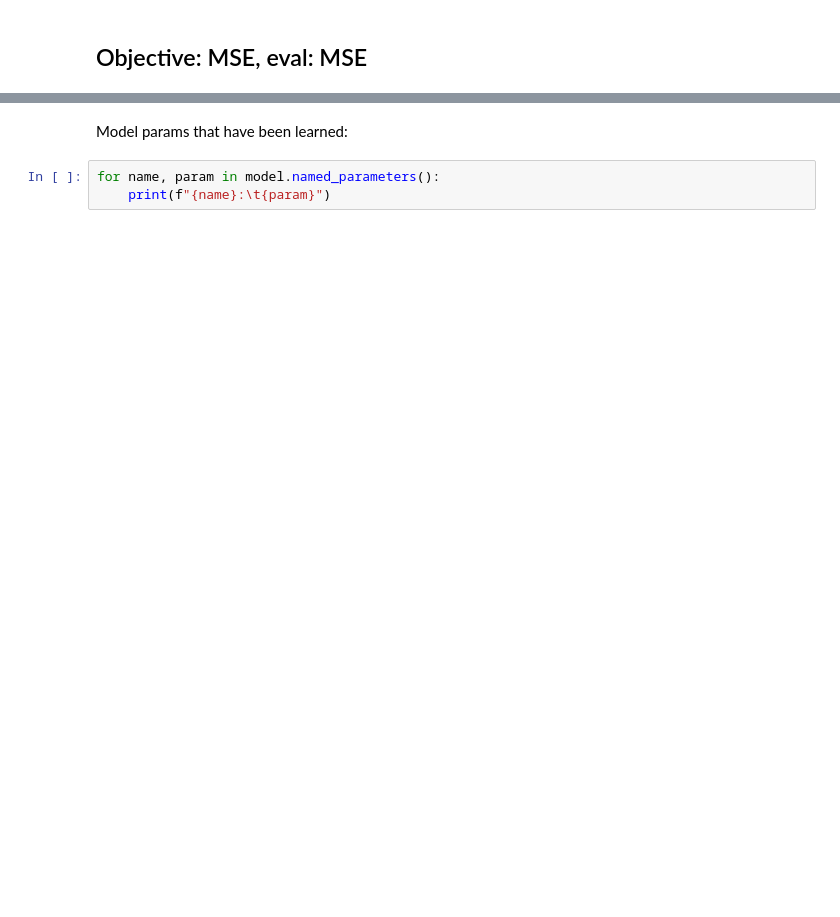
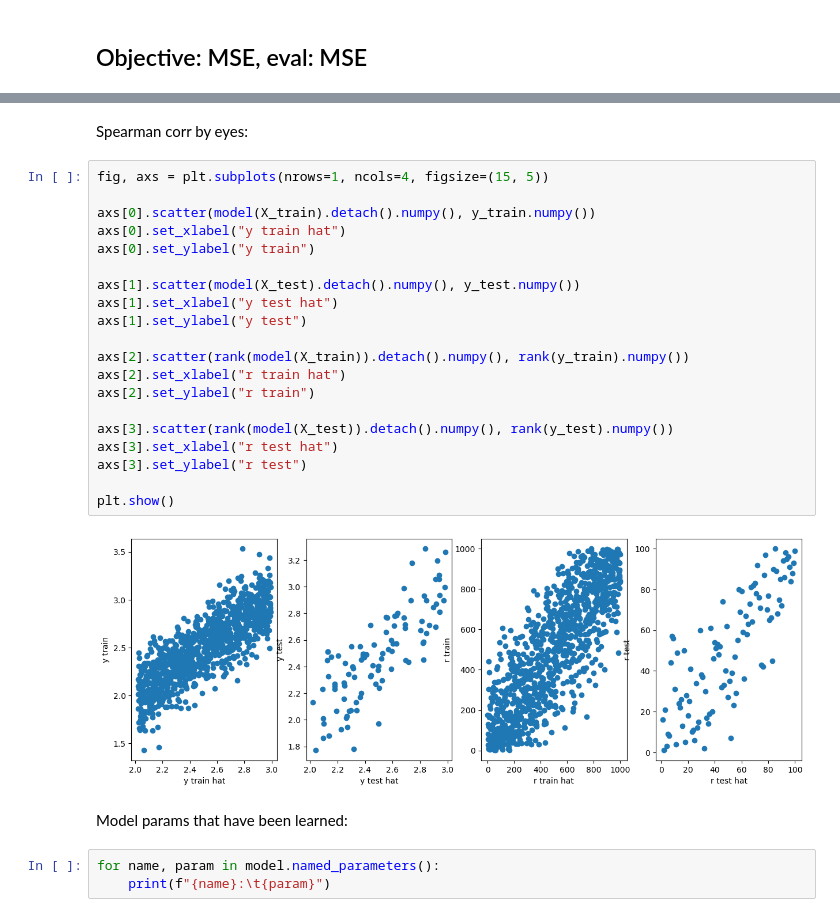
Before and after one commit to vcerchez/challenge-electricity-price, a Jupyter notebook: src/spearman_proxy_lr.ipynb, the cells around one changed output, grey strips where cells are left out. Saved outputs shown, nothing was run; the diff lists cells and outputs as text; blank space fills up the shorter version.

```diff
--- a/src/spearman_proxy_lr.ipynb
+++ b/src/spearman_proxy_lr.ipynb
@@ -190,3 +244,27 @@ stats.iloc[:, :2].plot()
+# %% [markdown]
+Spearman corr by eyes:
+# %%
+fig, axs = plt.subplots(nrows=1, ncols=4, figsize=(15, 5))
+
+axs[0].scatter(model(X_train).detach().numpy(), y_train.numpy())
+axs[0].set_xlabel("y train hat")
+axs[0].set_ylabel("y train")
+
+axs[1].scatter(model(X_test).detach().numpy(), y_test.numpy())
+axs[1].set_xlabel("y test hat")
+axs[1].set_ylabel("y test")
+
+axs[2].scatter(rank(model(X_train)).detach().numpy(), rank(y_train).numpy())
+axs[2].set_xlabel("r train hat")
+axs[2].set_ylabel("r train")
+
+axs[3].scatter(rank(model(X_test)).detach().numpy(), rank(y_test).numpy())
+axs[3].set_xlabel("r test hat")
+axs[3].set_ylabel("r test")
+
+plt.show()
+# %% [output]
+[figure, added]
 # %% [markdown]
 Model params that have been learned:
 # %%
```
Also changed, not shown: parts of 25 cells of this notebook.
